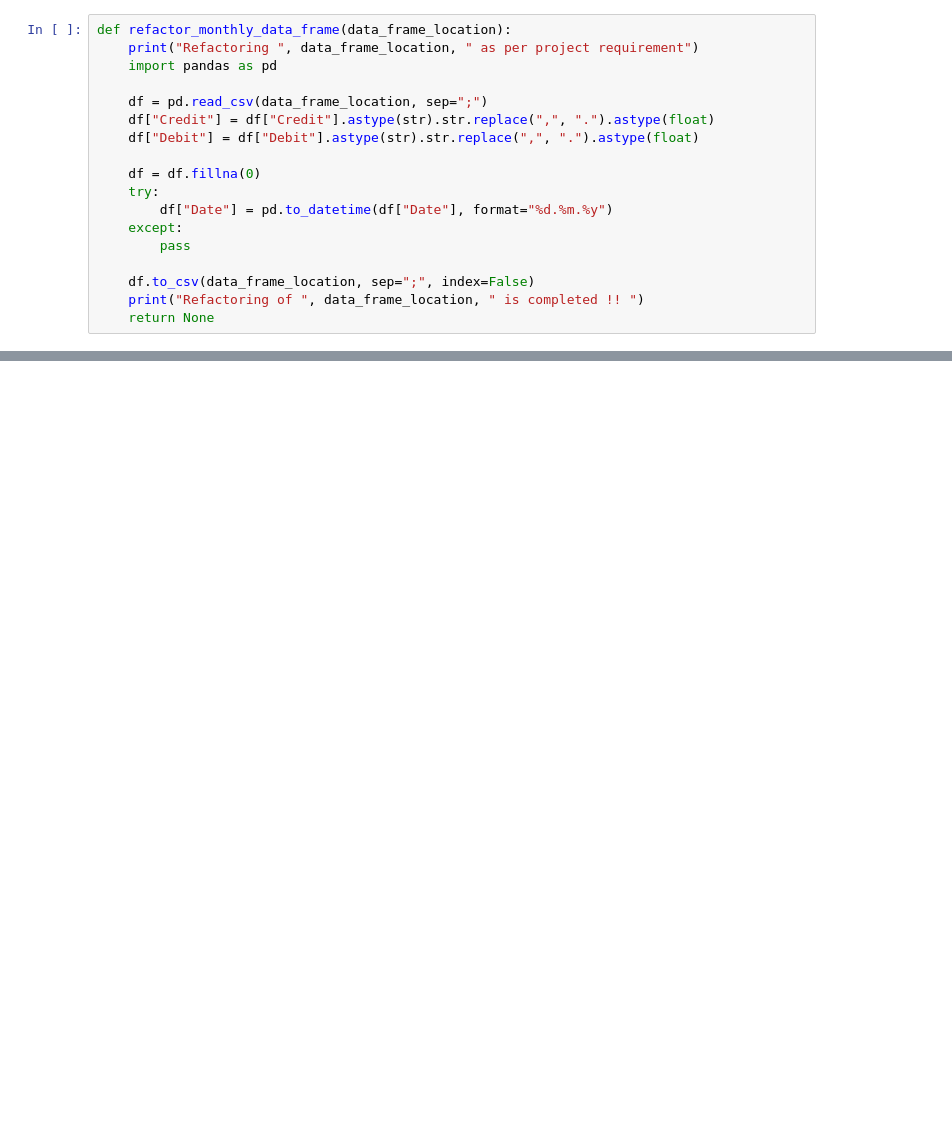
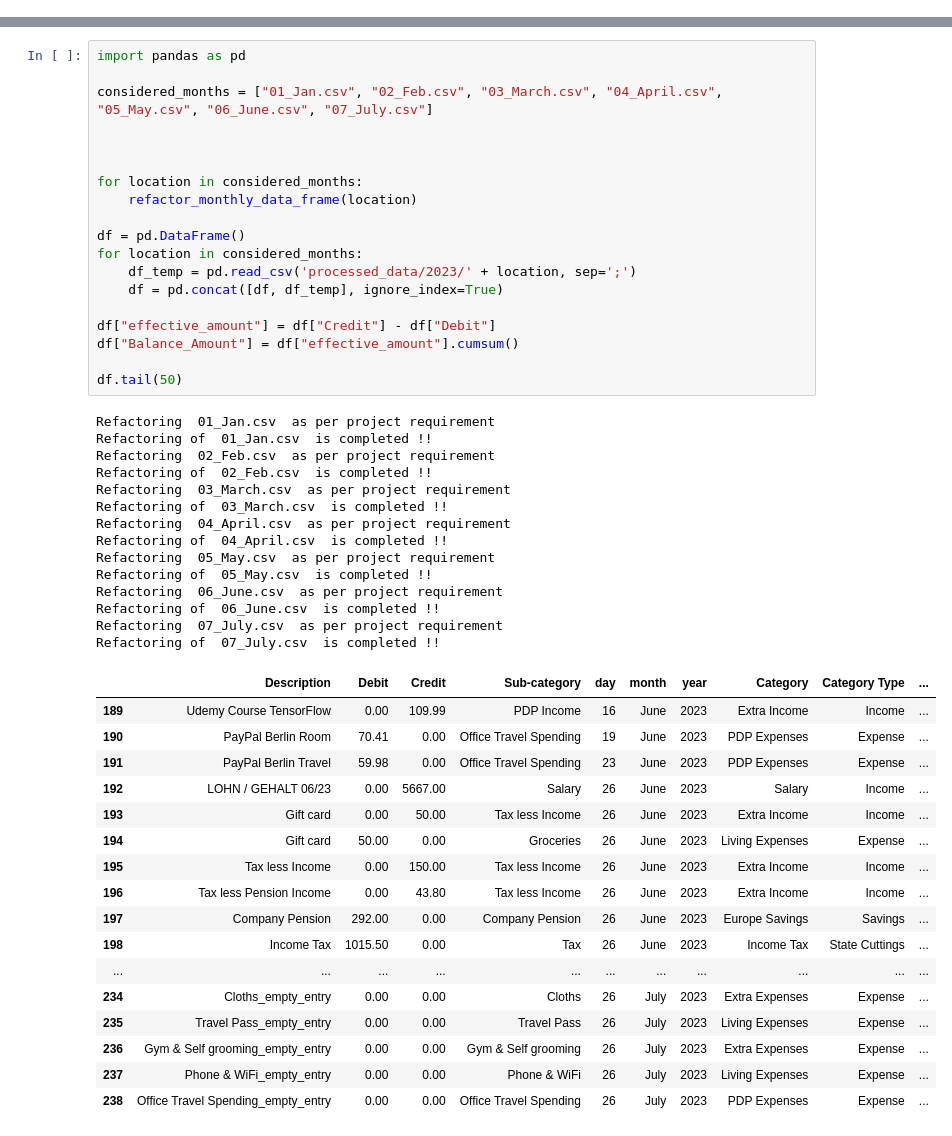
Before and after one commit to anilkumarKanasani/Monthly_finance_tracking_dashboard, a Jupyter notebook: data_processing.ipynb, the cells around one changed output, grey strips where cells are left out. Drawn from its saved outputs; the diff is of its cells as text; blank space fills up the shorter version.

```diff
--- a/data_processing.ipynb
+++ b/data_processing.ipynb
@@ -1,19 +1 @@
-# %%
-def refactor_monthly_data_frame(data_frame_location):
-    print("Refactoring ", data_frame_location, " as per project requirement")
-    import pandas as pd
-
-    df = pd.read_csv(data_frame_location, sep=";")
-    df["Credit"] = df["Credit"].astype(str).str.replace(",", ".").astype(float)
-    df["Debit"] = df["Debit"].astype(str).str.replace(",", ".").astype(float)
-
-    df = df.fillna(0)
-    try:
-        df["Date"] = pd.to_datetime(df["Date"], format="%d.%m.%y")
-    except:
-        pass
-
-    df.to_csv(data_frame_location, sep=";", index=False)
-    print("Refactoring of ", data_frame_location, " is completed !! ")
-    return None
 # %%
@@ -118,0 +45,51 @@ df_KPIs
+# %%
+import pandas as pd
+
+considered_months = ["01_Jan.csv", "02_Feb.csv", "03_March.csv", "04_April.csv", "05_May.csv", "06_June.csv", "07_July.csv"]
+
+
+
+for location in considered_months:
+    refactor_monthly_data_frame(location)
+
+df = pd.DataFrame()
+for location in considered_months:
+    df_temp = pd.read_csv('processed_data/2023/' + location, sep=';')
+    df = pd.concat([df, df_temp], ignore_index=True)
+
+df["effective_amount"] = df["Credit"] - df["Debit"]
+df["Balance_Amount"] = df["effective_amount"].cumsum()
+
+df.tail(50)
+# %% [output]
+Refactoring  01_Jan.csv  as per project requirement
+Refactoring of  01_Jan.csv  is completed !!
+Refactoring  02_Feb.csv  as per project requirement
+Refactoring of  02_Feb.csv  is completed !!
+Refactoring  03_March.csv  as per project requirement
+Refactoring of  03_March.csv  is completed !!
+Refactoring  04_April.csv  as per project requirement
+Refactoring of  04_April.csv  is completed !!
+Refactoring  05_May.csv  as per project requirement
+Refactoring of  05_May.csv  is completed !!
+Refactoring  06_June.csv  as per project requirement
+Refactoring of  06_June.csv  is completed !!
+Refactoring  07_July.csv  as per project requirement
+Refactoring of  07_July.csv  is completed !!
+|  | Description | Debit | Credit | Sub-category | day | month | year | Category | Category Type | ... |
+| 189 | Udemy Course TensorFlow | 0.00 | 109.99 | PDP Income | 16 | June | 2023 | Extra Income | Income | ... |
+| 190 | PayPal Berlin Room | 70.41 | 0.00 | Office Travel Spending | 19 | June | 2023 | PDP Expenses | Expense | ... |
+| 191 | PayPal Berlin Travel | 59.98 | 0.00 | Office Travel Spending | 23 | June | 2023 | PDP Expenses | Expense | ... |
+| 192 | LOHN / GEHALT 06/23 | 0.00 | 5667.00 | Salary | 26 | June | 2023 | Salary | Income | ... |
+| 193 | Gift card | 0.00 | 50.00 | Tax less Income | 26 | June | 2023 | Extra Income | Income | ... |
+| 194 | Gift card | 50.00 | 0.00 | Groceries | 26 | June | 2023 | Living Expenses | Expense | ... |
+| 195 | Tax less Income | 0.00 | 150.00 | Tax less Income | 26 | June | 2023 | Extra Income | Income | ... |
+| 196 | Tax less Pension Income | 0.00 | 43.80 | Tax less Income | 26 | June | 2023 | Extra Income | Income | ... |
+| 197 | Company Pension | 292.00 | 0.00 | Company Pension | 26 | June | 2023 | Europe Savings | Savings | ... |
+| 198 | Income Tax | 1015.50 | 0.00 | Tax | 26 | June | 2023 | Income Tax | State Cuttings | ... |
+| ... | ... | ... | ... | ... | ... | ... | ... | ... | ... | ... |
+| 234 | Cloths_empty_entry | 0.00 | 0.00 | Cloths | 26 | July | 2023 | Extra Expenses | Expense | ... |
+| 235 | Travel Pass_empty_entry | 0.00 | 0.00 | Travel Pass | 26 | July | 2023 | Living Expenses | Expense | ... |
+| 236 | Gym & Self grooming_empty_entry | 0.00 | 0.00 | Gym & Self grooming | 26 | July | 2023 | Extra Expenses | Expense | ... |
+| 237 | Phone & WiFi_empty_entry | 0.00 | 0.00 | Phone & WiFi | 26 | July | 2023 | Living Expenses | Expense | ... |
+| 238 | Office Travel Spending_empty_entry | 0.00 | 0.00 | Office Travel Spending | 26 | July | 2023 | PDP Expenses | Expense | ... |
```
Also changed, not shown: parts of 8 cells of this notebook, 2 other files.
